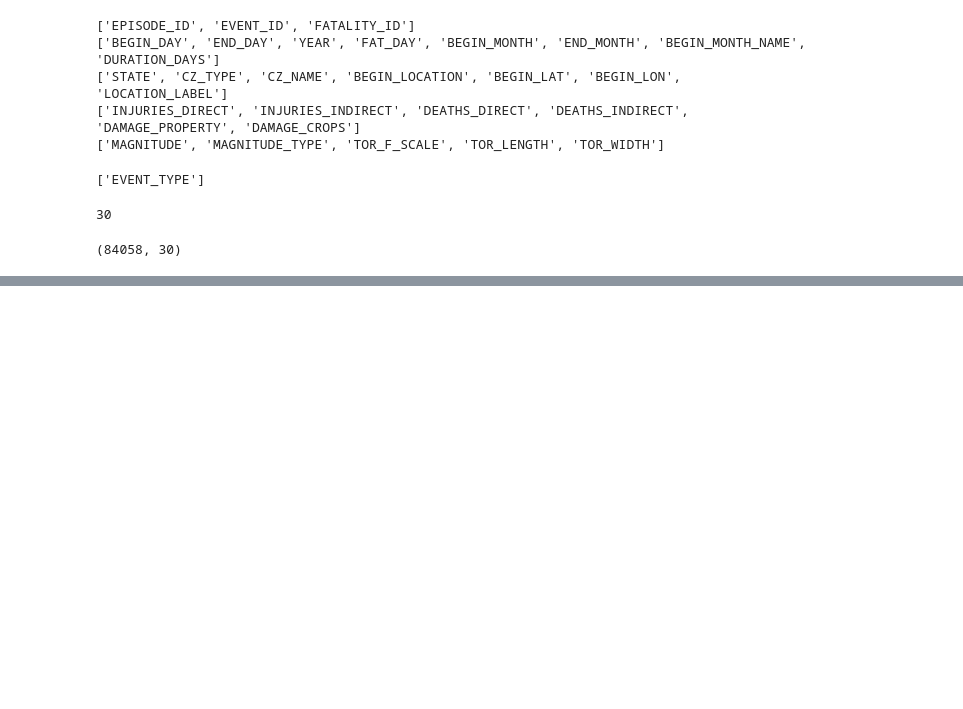
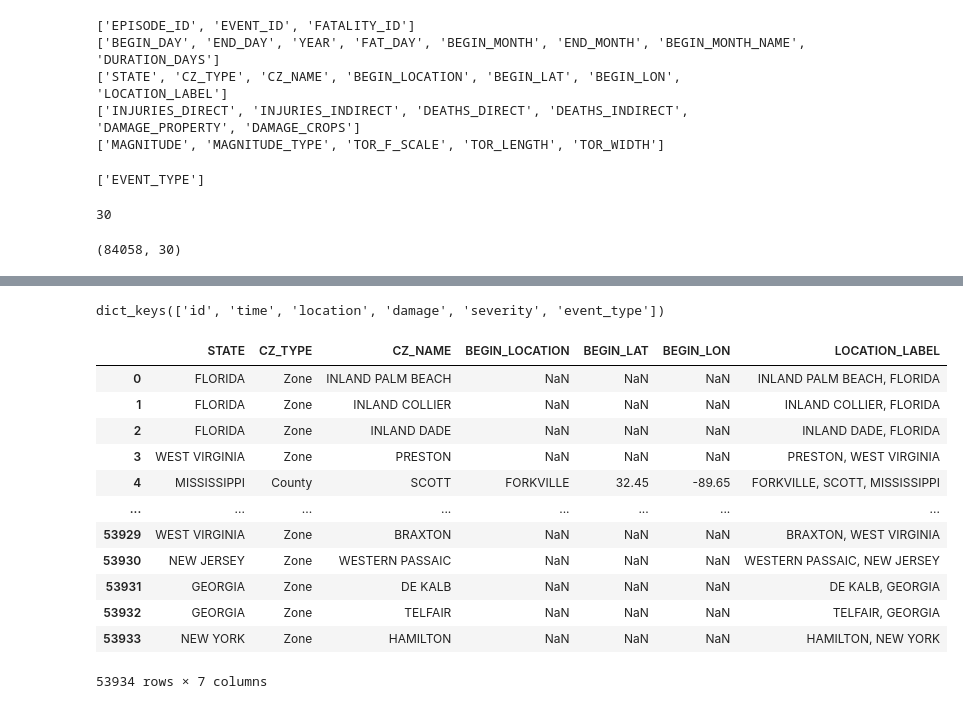
Before and after one commit to sushmita212/Parametric_Weather_Risk_Modeling, a Jupyter notebook: notebooks/Data_cleaning.ipynb, the cells around one changed output, grey strips where cells are left out. Cells and saved outputs as stored; diff of their text form; code cells hidden in the pictures; blank space fills up the shorter version.

Commit message:
data cleaning pipeline

```diff
--- a/notebooks/Data_cleaning.ipynb
+++ b/notebooks/Data_cleaning.ipynb
@@ -1396,0 +1403,2 @@ df.shape
+# %%
+df_2000 = load_yearly_and_clean(2000)
@@ -1396,0 +1415,20 @@ df.shape
+# %%
+column_groups.keys()
+# %% [output]
+dict_keys(['id', 'time', 'location', 'damage', 'severity', 'event_type'])
+# %%
+df_2000[column_groups["location"]]
+# %% [output]
+|  | STATE | CZ_TYPE | CZ_NAME | BEGIN_LOCATION | BEGIN_LAT | BEGIN_LON | LOCATION_LABEL |
+| 0 | FLORIDA | Zone | INLAND PALM BEACH | NaN | NaN | NaN | INLAND PALM BEACH, FLORIDA |
+| 1 | FLORIDA | Zone | INLAND COLLIER | NaN | NaN | NaN | INLAND COLLIER, FLORIDA |
+| 2 | FLORIDA | Zone | INLAND DADE | NaN | NaN | NaN | INLAND DADE, FLORIDA |
+| 3 | WEST VIRGINIA | Zone | PRESTON | NaN | NaN | NaN | PRESTON, WEST VIRGINIA |
+| 4 | MISSISSIPPI | County | SCOTT | FORKVILLE | 32.45 | -89.65 | FORKVILLE, SCOTT, MISSISSIPPI |
+| ... | ... | ... | ... | ... | ... | ... | ... |
+| 53929 | WEST VIRGINIA | Zone | BRAXTON | NaN | NaN | NaN | BRAXTON, WEST VIRGINIA |
+| 53930 | NEW JERSEY | Zone | WESTERN PASSAIC | NaN | NaN | NaN | WESTERN PASSAIC, NEW JERSEY |
+| 53931 | GEORGIA | Zone | DE KALB | NaN | NaN | NaN | DE KALB, GEORGIA |
+| 53932 | GEORGIA | Zone | TELFAIR | NaN | NaN | NaN | TELFAIR, GEORGIA |
+| 53933 | NEW YORK | Zone | HAMILTON | NaN | NaN | NaN | HAMILTON, NEW YORK |
+53934 rows × 7 columns
```
Also changed, not shown: parts of 4 cells of this notebook, 2 other files.
